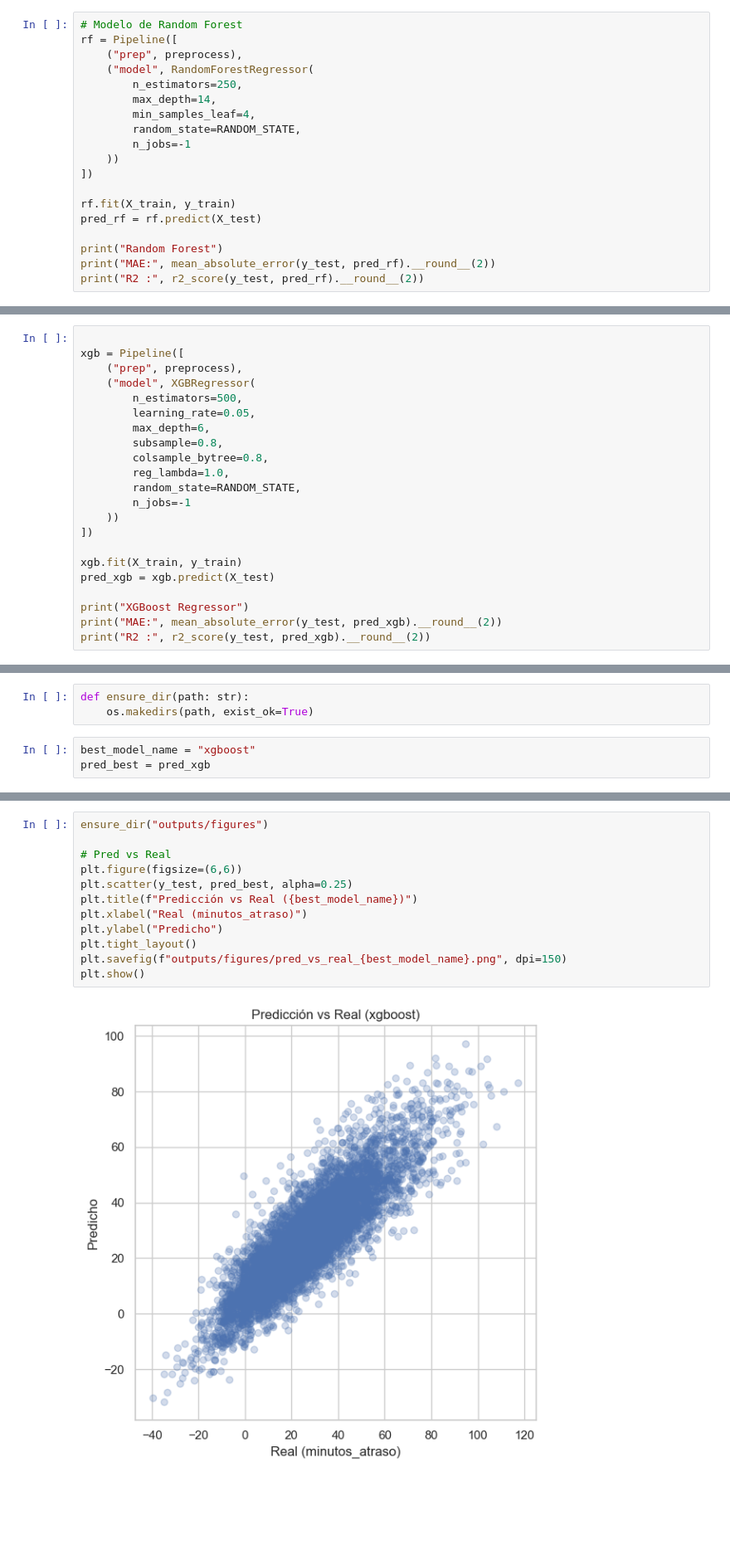
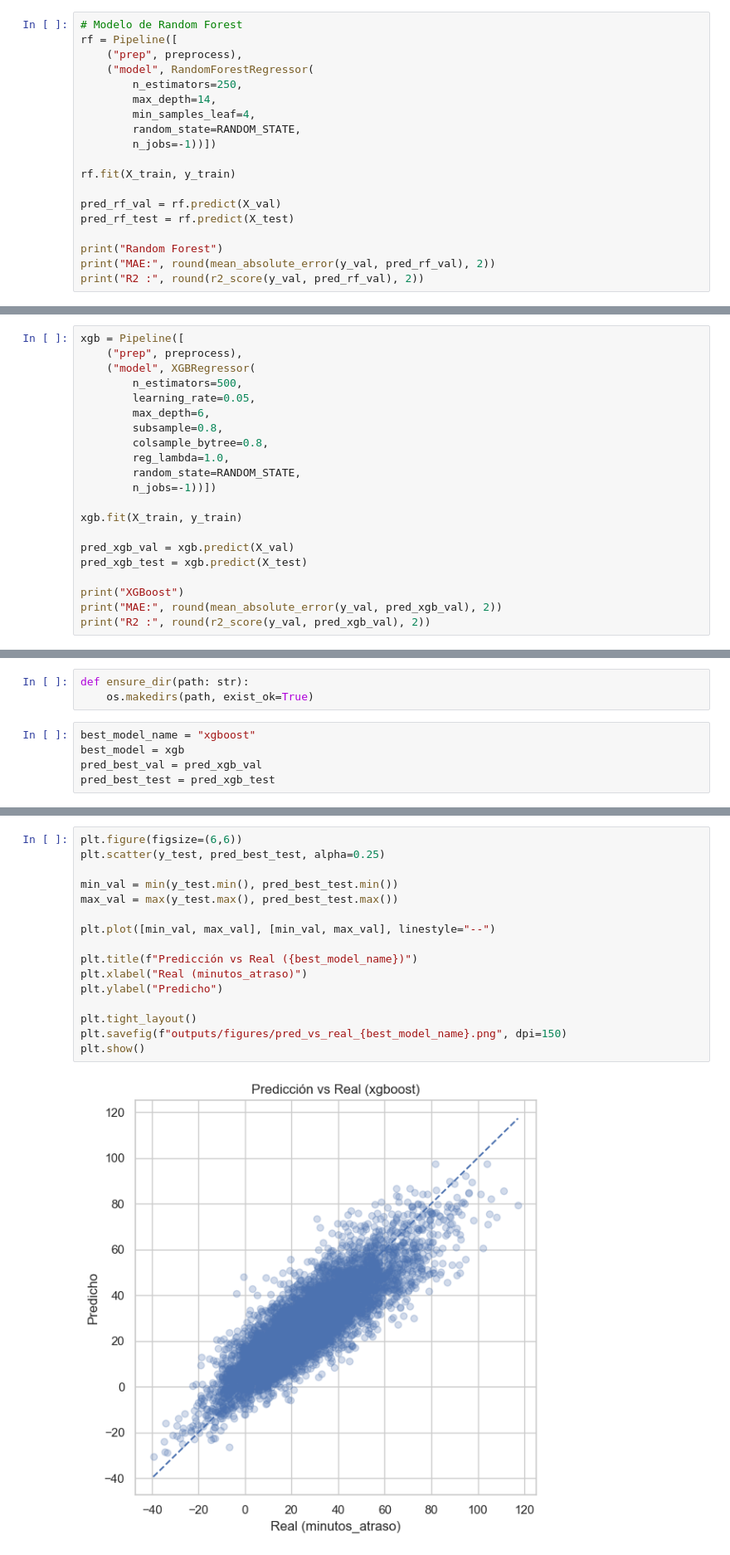
Before and after one commit to PauloBaeza/Logistics-delay-prediction, a Jupyter notebook: Notebook/logistics-ml.ipynb, the cells around one changed output, grey strips where cells are left out. Shown at 83% size. Drawn from its saved outputs; the diff is of its cells as text; blank space fills up the shorter version.

```diff
--- a/Notebook/logistics-ml.ipynb
+++ b/Notebook/logistics-ml.ipynb
@@ -684,15 +643,15 @@ rf = Pipeline([
         max_depth=14,
         min_samples_leaf=4,
         random_state=RANDOM_STATE,
-        n_jobs=-1
-    ))
-])
+        n_jobs=-1))])
 
 rf.fit(X_train, y_train)
-pred_rf = rf.predict(X_test)
+
+pred_rf_val = rf.predict(X_val)
+pred_rf_test = rf.predict(X_test)
 
 print("Random Forest")
-print("MAE:", mean_absolute_error(y_test, pred_rf).__round__(2))
-print("R2 :", r2_score(y_test, pred_rf).__round__(2))
+print("MAE:", round(mean_absolute_error(y_val, pred_rf_val), 2))
+print("R2 :", round(r2_score(y_val, pred_rf_val), 2))
 # %% [output]
 Random Forest
@@ -700,6 +659,5 @@ MAE: 9.31
 R2 : 0.65
 # %%
-
 xgb = Pipeline([
     ("prep", preprocess),
     ("model", XGBRegressor(
@@ -710,14 +668,14 @@ xgb = Pipeline([
         colsample_bytree=0.8,
         reg_lambda=1.0,
         random_state=RANDOM_STATE,
-        n_jobs=-1
-    ))
-])
+        n_jobs=-1))])
 
 xgb.fit(X_train, y_train)
-pred_xgb = xgb.predict(X_test)
 
-print("XGBoost Regressor")
-print("MAE:", mean_absolute_error(y_test, pred_xgb).__round__(2))
-print("R2 :", r2_score(y_test, pred_xgb).__round__(2))
+pred_xgb_val = xgb.predict(X_val)
+pred_xgb_test = xgb.predict(X_test)
+
+print("XGBoost")
+print("MAE:", round(mean_absolute_error(y_val, pred_xgb_val), 2))
+print("R2 :", round(r2_score(y_val, pred_xgb_val), 2))
 # %% [output]
@@ -846,4 +795,6 @@ def ensure_dir(path: str):
     os.makedirs(path, exist_ok=True)
 # %%
 best_model_name = "xgboost"
-pred_best = pred_xgb
+best_model = xgb
+pred_best_val = pred_xgb_val
+pred_best_test = pred_xgb_test
@@ -952,19 +911,23 @@ Idealmente, las observaciones deberían alinearse cerca de una línea diagonal,
 
 En este caso se observa una clara relación positiva entre ambos valores, lo que sugiere que el modelo logra capturar correctamente la tendencia general de los atrasos en la operación.
 # %%
-ensure_dir("outputs/figures")
+plt.figure(figsize=(6,6))
+plt.scatter(y_test, pred_best_test, alpha=0.25)
 
-# Pred vs Real
-plt.figure(figsize=(6,6))
-plt.scatter(y_test, pred_best, alpha=0.25)
+min_val = min(y_test.min(), pred_best_test.min())
+max_val = max(y_test.max(), pred_best_test.max())
+
+plt.plot([min_val, max_val], [min_val, max_val], linestyle="--")
+
 plt.title(f"Predicción vs Real ({best_model_name})")
 plt.xlabel("Real (minutos_atraso)")
 plt.ylabel("Predicho")
+
 plt.tight_layout()
 plt.savefig(f"outputs/figures/pred_vs_real_{best_model_name}.png", dpi=150)
 plt.show()
 # %% [output]
-[figure, old version]
+[figure, new version]
 # %% [markdown]
 ## Análisis de residuos
 
```
Also changed, not shown: parts of 22 cells of this notebook.
